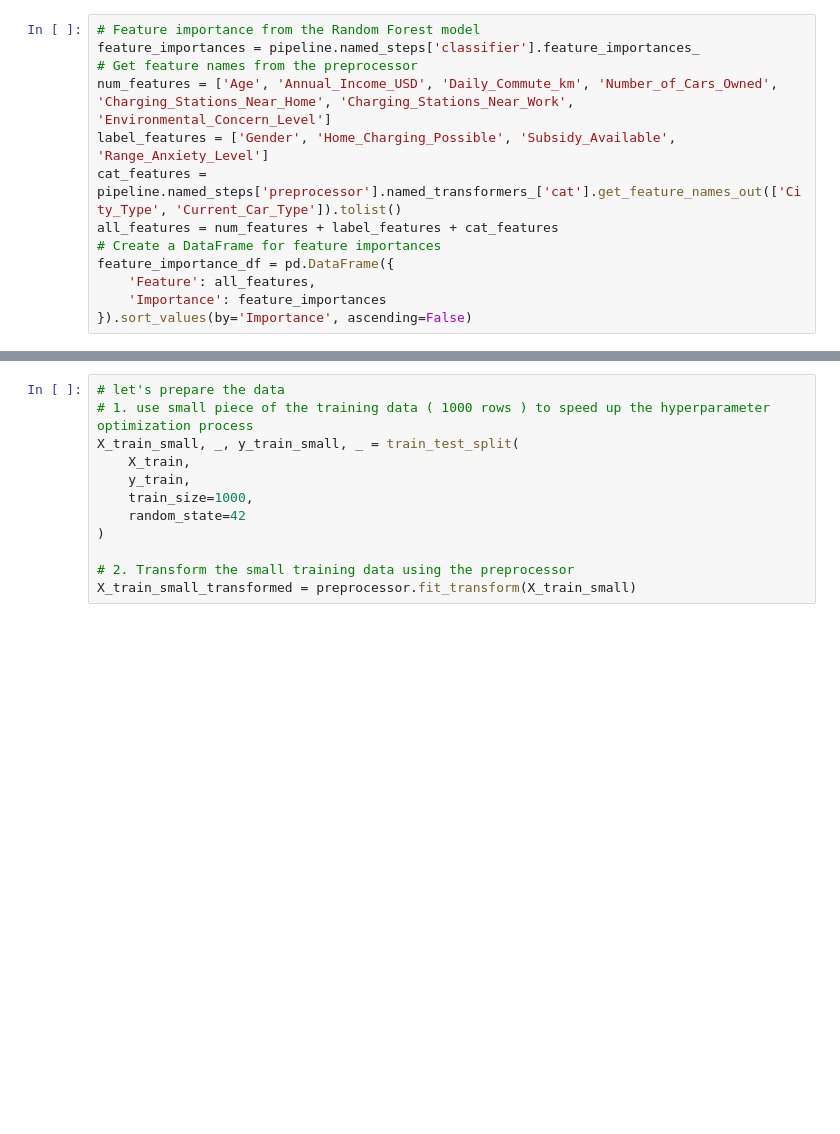
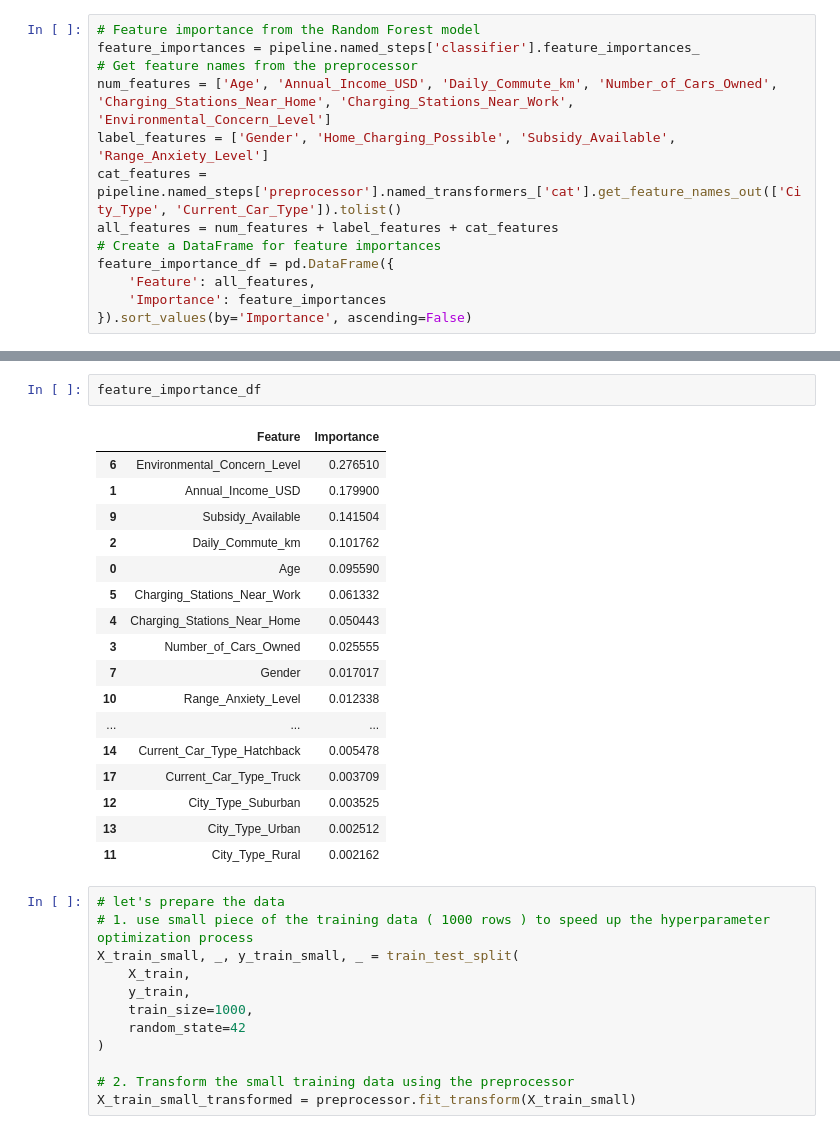
Before and after one commit to KevinShindel/MachineLearning, a Jupyter notebook: Kaggle/Challenges/Predicting Electric Vehicle Purchases.ipynb, the cells around one changed output, grey strips where cells are left out. Cells and saved outputs as stored; diff of their text form; blank space fills up the shorter version.

```diff
--- a/Kaggle/Challenges/Predicting Electric Vehicle Purchases.ipynb
+++ b/Kaggle/Challenges/Predicting Electric Vehicle Purchases.ipynb
@@ -128,3 +195,23 @@ plt.show()
+# %%
+feature_importance_df
+# %% [output]
+|  | Feature | Importance |
+| 6 | Environmental_Concern_Level | 0.276510 |
+| 1 | Annual_Income_USD | 0.179900 |
+| 9 | Subsidy_Available | 0.141504 |
+| 2 | Daily_Commute_km | 0.101762 |
+| 0 | Age | 0.095590 |
+| 5 | Charging_Stations_Near_Work | 0.061332 |
+| 4 | Charging_Stations_Near_Home | 0.050443 |
+| 3 | Number_of_Cars_Owned | 0.025555 |
+| 7 | Gender | 0.017017 |
+| 10 | Range_Anxiety_Level | 0.012338 |
+| ... | ... | ... |
+| 14 | Current_Car_Type_Hatchback | 0.005478 |
+| 17 | Current_Car_Type_Truck | 0.003709 |
+| 12 | City_Type_Suburban | 0.003525 |
+| 13 | City_Type_Urban | 0.002512 |
+| 11 | City_Type_Rural | 0.002162 |
 # %%
 # let's prepare the data
 # 1. use small piece of the training data ( 1000 rows ) to speed up the hyperparameter optimization process
```
Also changed, not shown: parts of 36 cells of this notebook, 1 other file.
